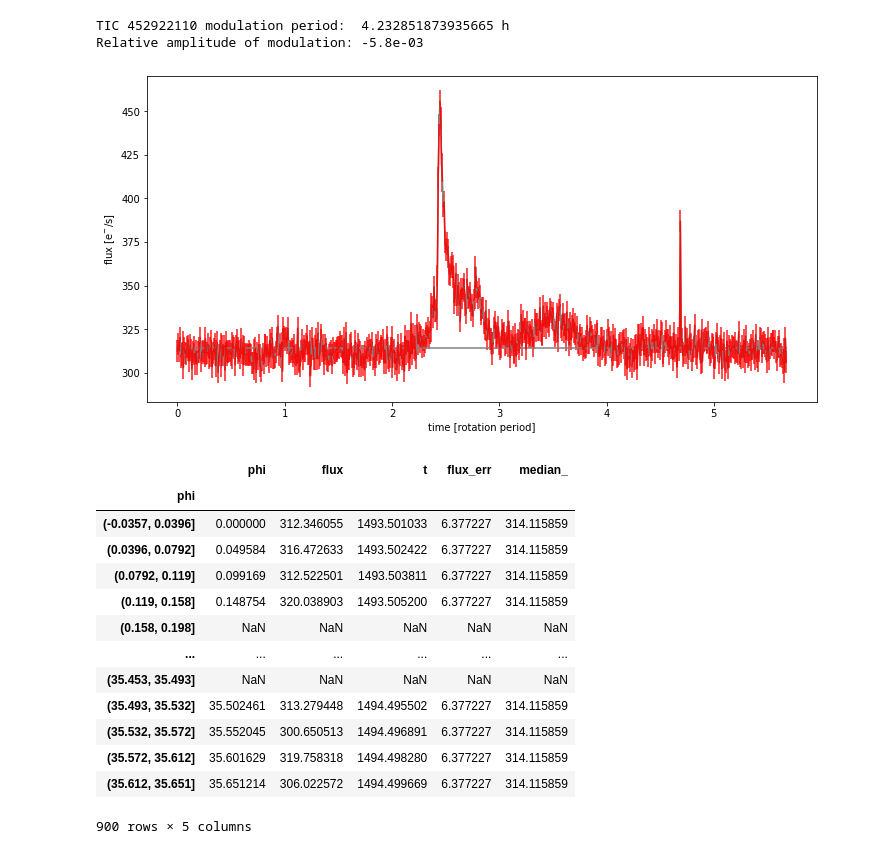
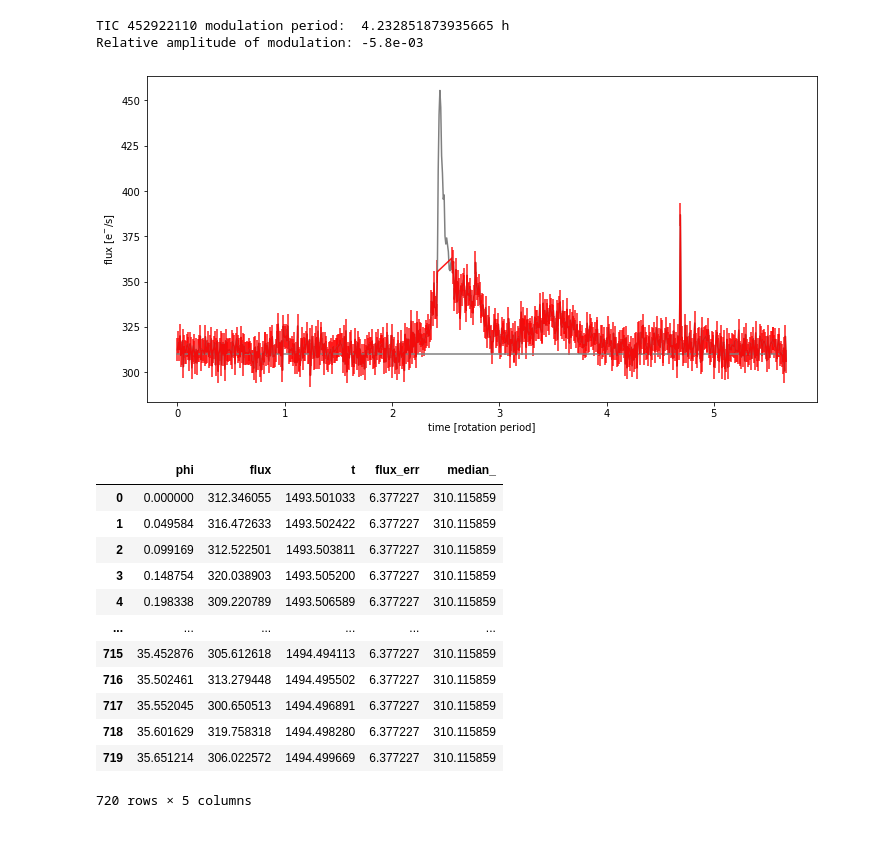
Before and after one commit to ekaterinailin/MalachiteMountains, a Jupyter notebook: analysis/notebooks/NB42_Model_fit_to_Real_Data.ipynb, the cells around one changed output. Drawn from its saved outputs; the diff is of its cells as text; code cells hidden in the pictures.

```diff
--- a/analysis/notebooks/NB42_Model_fit_to_Real_Data.ipynb
+++ b/analysis/notebooks/NB42_Model_fit_to_Real_Data.ipynb
@@ -105,7 +105,7 @@ flux_err = np.nanmean(flcd.detrended_flux_err)
 # Find the median flux in the chosen light curve range
 # by clipping outliers iteratively
 flcd = flcd[choice]
-median = np.nanmean(find_iterative_median(flcd).it_med)
+median = np.nanmean(find_iterative_median(flcd).it_med) -4
 
 
 # Convert time array to rotation phase array
@@ -123,37 +123,36 @@ Relative amplitude of modulation: -5.8e-03
 # %%
 
 cf = pd.DataFrame({"phi":phi,"flux":flux, "t":t,
               "flux_err":flux_err, "median_":median})
-cff = cf.groupby(pd.cut(cf.phi, 900)).apply(np.mean)
-#cff = cff[(cff.phi<1.8*2*np.pi) |(cff.phi>2.225*2*np.pi)]
+cff = cf#f#.groupby(pd.cut(cf.phi, 900)).apply(np.mean)
+cff = cff[(cff.phi<2.43*2*np.pi) |(cff.phi>2.55*2*np.pi)]
 plt.figure(figsize=(12,6))
 plt.plot(cf.phi/(2*np.pi), cf.flux,color="grey")
 plt.errorbar(cff.phi/(2*np.pi), cff.flux, yerr=cff.flux_err, color="r", alpha=.9)
 plt.plot(cf.phi/(2*np.pi), [median]*len(cf.phi),color="grey")
 
 plt.xlabel("time [rotation period]")
 plt.ylabel(r"flux [e$^{-}$/s]");
 #plt.xlim(25,30)
 # %% [output]
-[figure, old version]
+[figure, new version]
 # %%
 #cff = cff[(cff.phi<18.7) |(cff.phi>19.6)]
 cff
 # %% [output]
 |  | phi | flux | t | flux_err | median_ |
-| phi |  |  |  |  |  |
-| (-0.0357, 0.0396] | 0.000000 | 312.346055 | 1493.501033 | 6.377227 | 314.115859 |
-| (0.0396, 0.0792] | 0.049584 | 316.472633 | 1493.502422 | 6.377227 | 314.115859 |
-| (0.0792, 0.119] | 0.099169 | 312.522501 | 1493.503811 | 6.377227 | 314.115859 |
-| (0.119, 0.158] | 0.148754 | 320.038903 | 1493.505200 | 6.377227 | 314.115859 |
-| (0.158, 0.198] | NaN | NaN | NaN | NaN | NaN |
+| 0 | 0.000000 | 312.346055 | 1493.501033 | 6.377227 | 310.115859 |
+| 1 | 0.049584 | 316.472633 | 1493.502422 | 6.377227 | 310.115859 |
+| 2 | 0.099169 | 312.522501 | 1493.503811 | 6.377227 | 310.115859 |
+| 3 | 0.148754 | 320.038903 | 1493.505200 | 6.377227 | 310.115859 |
+| 4 | 0.198338 | 309.220789 | 1493.506589 | 6.377227 | 310.115859 |
 | ... | ... | ... | ... | ... | ... |
-| (35.453, 35.493] | NaN | NaN | NaN | NaN | NaN |
-| (35.493, 35.532] | 35.502461 | 313.279448 | 1494.495502 | 6.377227 | 314.115859 |
-| (35.532, 35.572] | 35.552045 | 300.650513 | 1494.496891 | 6.377227 | 314.115859 |
-| (35.572, 35.612] | 35.601629 | 319.758318 | 1494.498280 | 6.377227 | 314.115859 |
-| (35.612, 35.651] | 35.651214 | 306.022572 | 1494.499669 | 6.377227 | 314.115859 |
+| 715 | 35.452876 | 305.612618 | 1494.494113 | 6.377227 | 310.115859 |
+| 716 | 35.502461 | 313.279448 | 1494.495502 | 6.377227 | 310.115859 |
+| 717 | 35.552045 | 300.650513 | 1494.496891 | 6.377227 | 310.115859 |
+| 718 | 35.601629 | 319.758318 | 1494.498280 | 6.377227 | 310.115859 |
+| 719 | 35.651214 | 306.022572 | 1494.499669 | 6.377227 | 310.115859 |
-900 rows × 5 columns
+720 rows × 5 columns
 # %%
 # Write out light curve to use for MCMC fit
 cff = cff.dropna(how="any")
```
Also changed, not shown: parts of 3 cells of this notebook, 7 other files.
